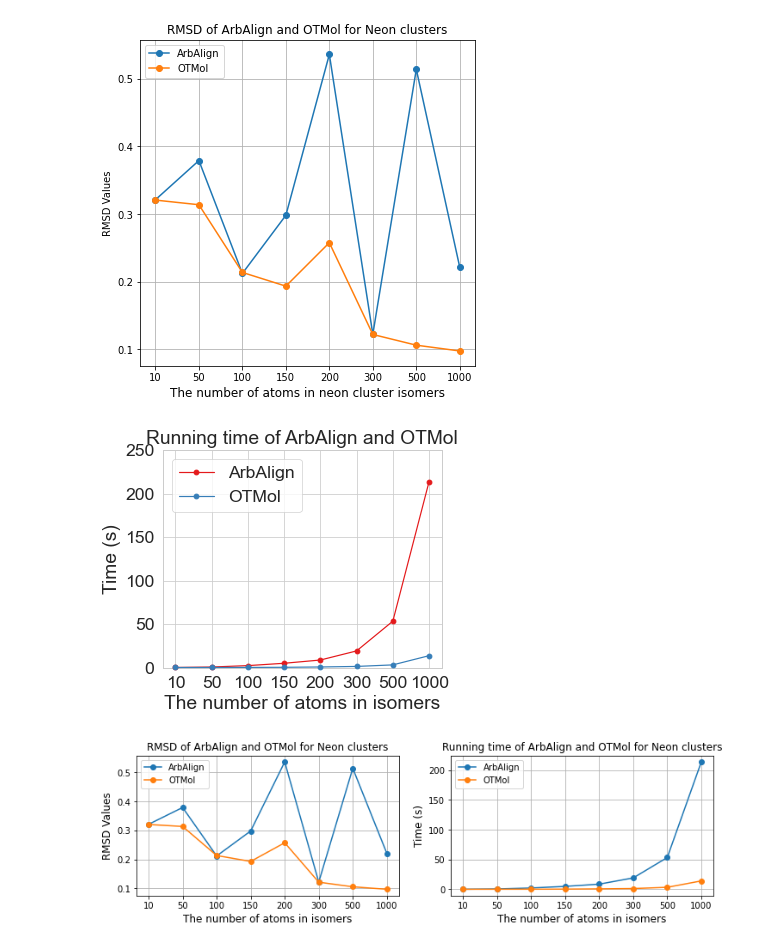
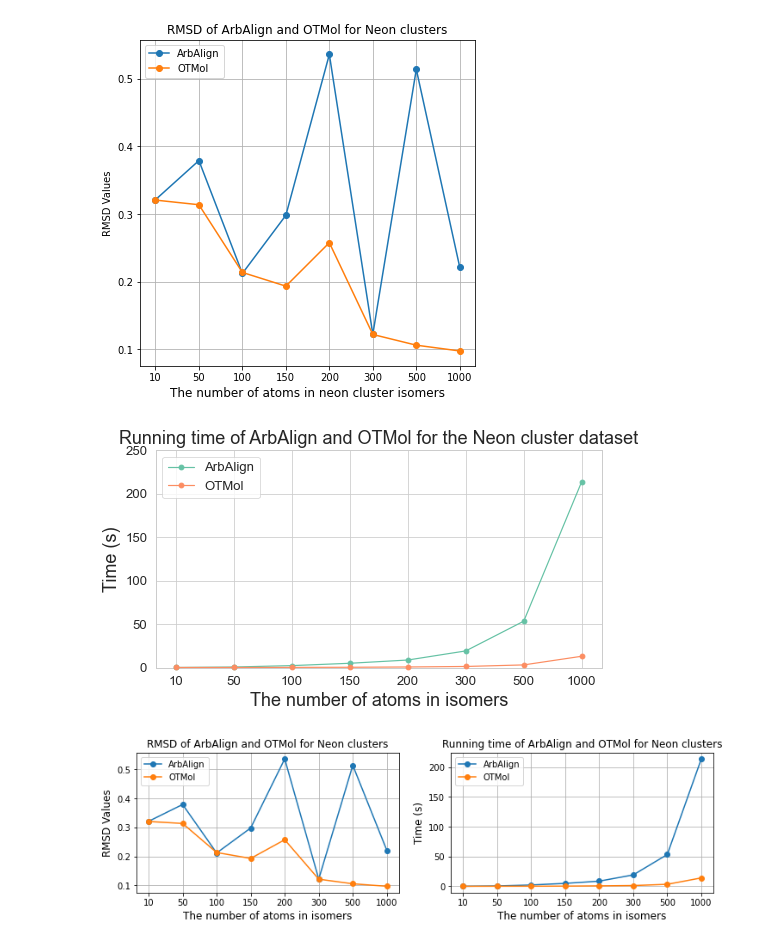
Before and after one commit to weixiaoqimath/otmol, a Jupyter notebook: experiment/otmol_neon_clusters.ipynb, the cells around one changed output. Cells and saved outputs as stored; diff of their text form; code cells hidden in the pictures.

```diff
--- a/experiment/otmol_neon_clusters.ipynb
+++ b/experiment/otmol_neon_clusters.ipynb
@@ -40,26 +40,26 @@ plt.grid(True)
 # %% [output]
 [figure]
 # %%
-plt.figure(figsize=(5,4))
+plt.figure(figsize=(8,4))
 sns.set_style("whitegrid")
-sns.set_context("paper", font_scale=2)
-sns.set_palette("Set1")
+sns.set_context("paper", font_scale=1.5)
+sns.set_palette("Set2")
 arbalign_res = pd.read_csv("./arbalign_output/NeonCluster_result.csv").rename(columns={'time': 'ArbAlign'})
 combined_df = pd.concat([arbalign_res, otmol_res.rename(columns={'time': 'OTMol'})], axis=1)
 columns_to_plot = ["ArbAlign", "OTMol"]
 for column in columns_to_plot:
     plt.plot(range(len(combined_df)), combined_df[column], marker='o', label=column, clip_on=False, zorder=10)
-plt.title("Running time of ArbAlign and OTMol")
-plt.xlabel("The number of atoms in isomers")
-plt.ylabel("Time (s)")
+plt.title("Running time of ArbAlign and OTMol for the Neon cluster dataset", fontsize=18)
+plt.xlabel("The number of atoms in isomers", fontsize=18)
+plt.ylabel("Time (s)", fontsize=18)
 plt.ylim(0, 250)
 plt.xticks(range(len(combined_df)), combined_df['# atoms'])
 plt.legend()
 plt.grid(True)
 plt.savefig("../images/ng_time.png", dpi=300, bbox_inches='tight')
 plt.show()
 # %% [output]
-[figure, old version]
+[figure, new version]
 # %%
 plt.figure(figsize=(12,3))
 plt.subplot(121)
```
Also changed, not shown: parts of 12 cells of this notebook, 38 other files.
